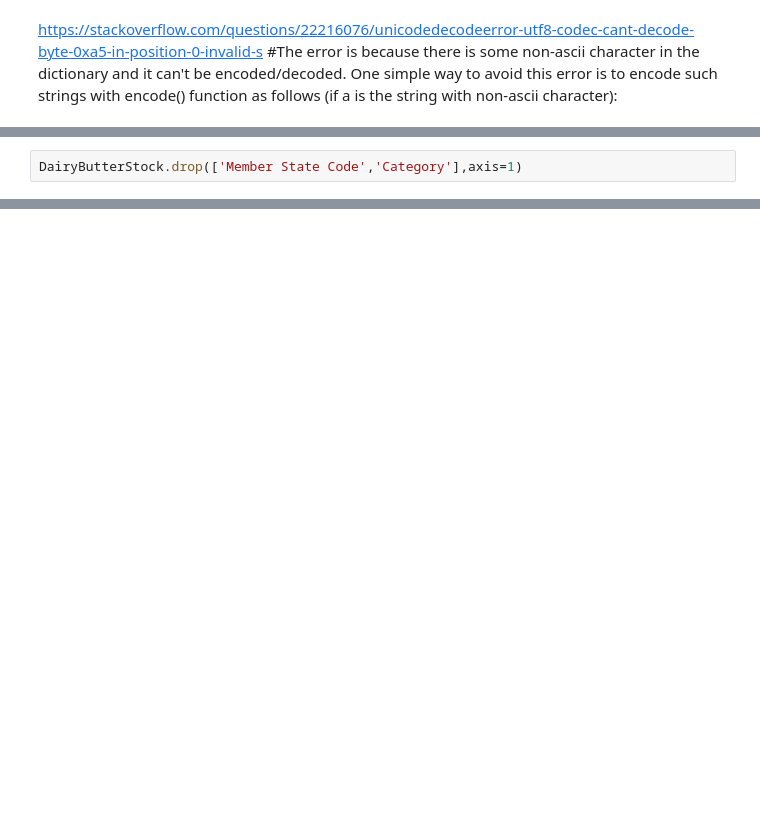
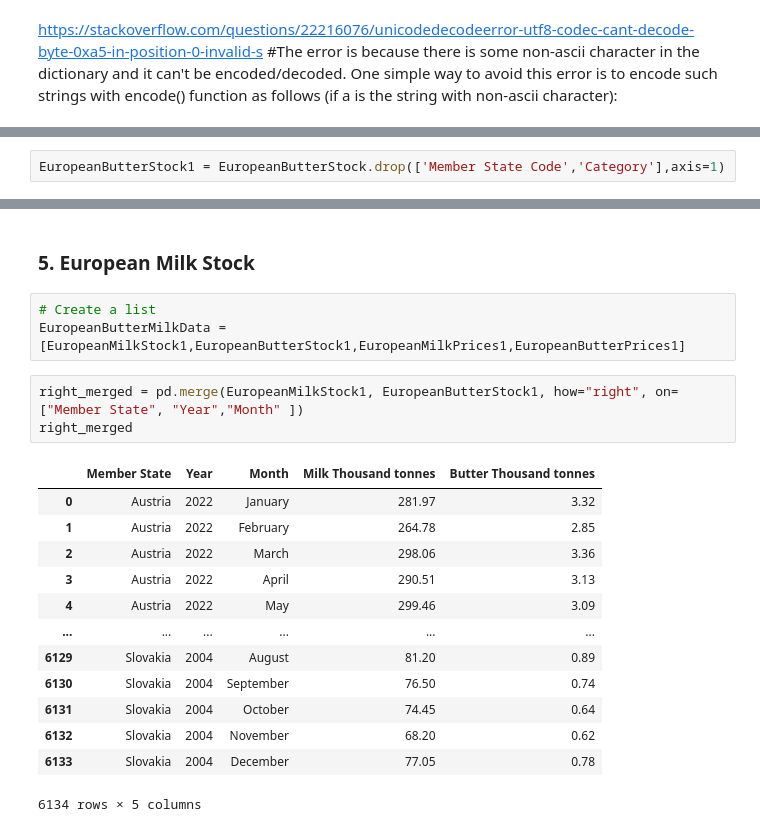
Before and after one commit to MichelleMoran431/CIT-2nd-assignment, a Jupyter notebook: Data Preparation & Visualisation.ipynb, the cells around one changed output, grey strips where cells are left out. Cells and saved outputs as stored; diff of their text form; blank space fills up the shorter version.

Commit message:
completed some data cleaning

```diff
--- a/Data Preparation & Visualisation.ipynb
+++ b/Data Preparation & Visualisation.ipynb
@@ -185,2 +198,2 @@ DairyButterStock.head(5)
 # %%
-DairyButterStock.drop(['Member State Code','Category'],axis=1)
+EuropeanButterStock1 = EuropeanButterStock.drop(['Member State Code','Category'],axis=1)
@@ -227,0 +218,22 @@ DairyMilkStock.drop(['Member State Code','Category'],axis=1)
+# %% [markdown]
+### 5. European Milk Stock
+# %%
+# Create a list
+EuropeanButterMilkData = [EuropeanMilkStock1,EuropeanButterStock1,EuropeanMilkPrices1,EuropeanButterPrices1]
+# %%
+right_merged = pd.merge(EuropeanMilkStock1, EuropeanButterStock1, how="right", on=["Member State", "Year","Month" ])
+right_merged
+# %% [output]
+|  | Member State | Year | Month | Milk Thousand tonnes | Butter Thousand tonnes |
+| 0 | Austria | 2022 | January | 281.97 | 3.32 |
+| 1 | Austria | 2022 | February | 264.78 | 2.85 |
+| 2 | Austria | 2022 | March | 298.06 | 3.36 |
+| 3 | Austria | 2022 | April | 290.51 | 3.13 |
+| 4 | Austria | 2022 | May | 299.46 | 3.09 |
+| ... | ... | ... | ... | ... | ... |
+| 6129 | Slovakia | 2004 | August | 81.20 | 0.89 |
+| 6130 | Slovakia | 2004 | September | 76.50 | 0.74 |
+| 6131 | Slovakia | 2004 | October | 74.45 | 0.64 |
+| 6132 | Slovakia | 2004 | November | 68.20 | 0.62 |
+| 6133 | Slovakia | 2004 | December | 77.05 | 0.78 |
+6134 rows × 5 columns
```
Also changed, not shown: parts of 53 cells of this notebook, 5 other files.
